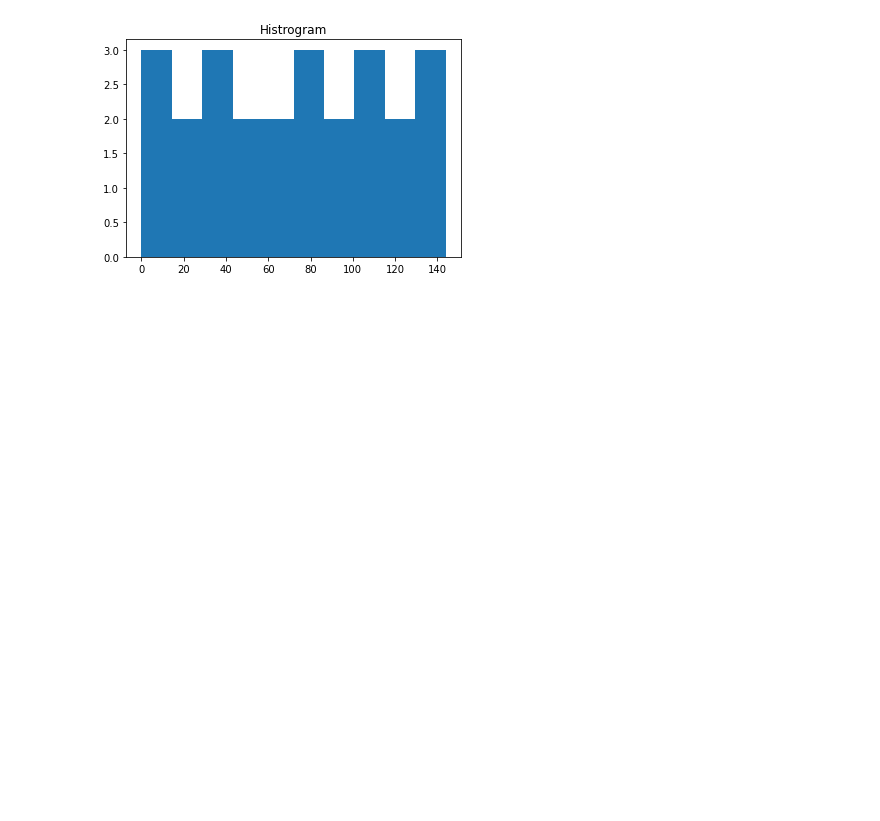
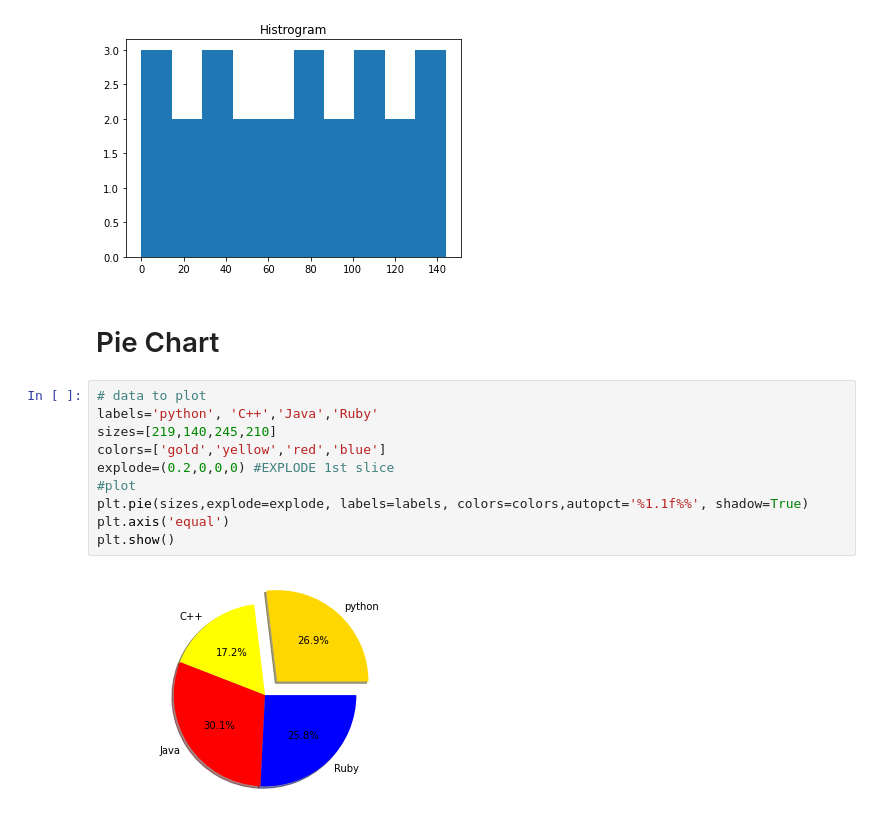
Before and after one commit to Sialsanwal/python, a Jupyter notebook: Matplotlib.ipynb, the cells around one changed output. Cells and saved outputs as stored; diff of their text form; blank space fills up the shorter version.

Commit message:
pie chart done

```diff
--- a/Matplotlib.ipynb
+++ b/Matplotlib.ipynb
@@ -123,3 +123,17 @@ plt.title("Histrogram")
 plt.show()
 # %% [output]
 [figure]
+# %% [markdown]
+# Pie Chart
+# %%
+# data to plot
+labels='python', 'C++','Java','Ruby'
+sizes=[219,140,245,210]
+colors=['gold','yellow','red','blue']
+explode=(0.2,0,0,0) #EXPLODE 1st slice
+#plot
+plt.pie(sizes,explode=explode, labels=labels, colors=colors,autopct='%1.1f%%', shadow=True)
+plt.axis('equal')
+plt.show()
+# %% [output]
+[figure, added]
```
